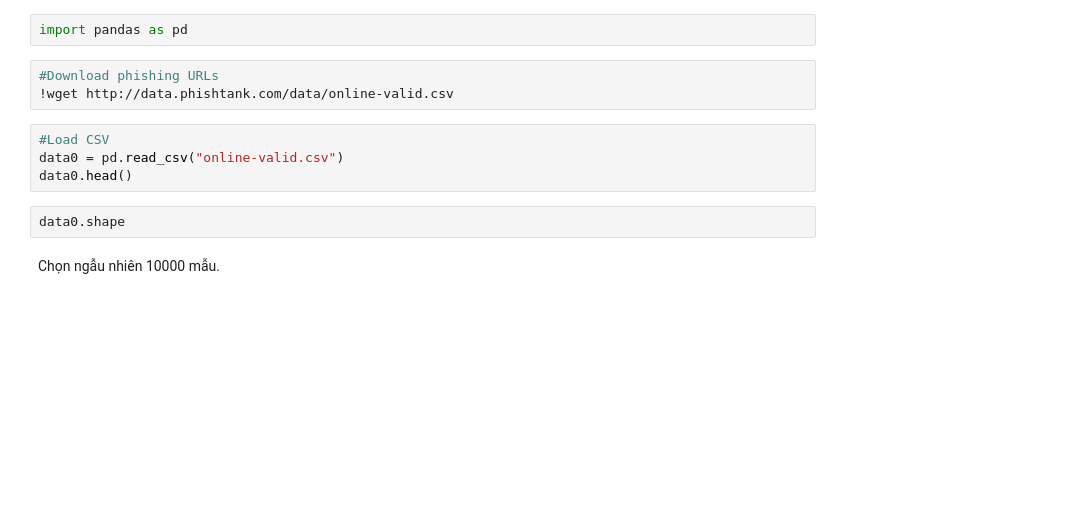
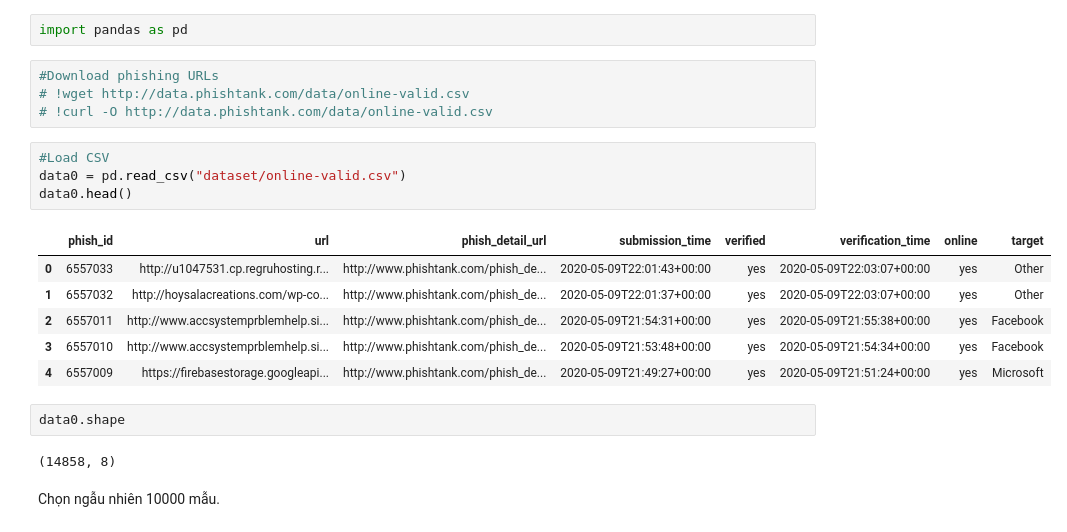
Before and after one commit to WanThinnn/NT522_MLIS-Lab, a Jupyter notebook: Labs/Lab_4/Lab_4.ipynb, the cells around one changed output. Cells and saved outputs as stored; diff of their text form; blank space fills up the shorter version.

```diff
--- a/Labs/Lab_4/Lab_4.ipynb
+++ b/Labs/Lab_4/Lab_4.ipynb
@@ -547,13 +554,23 @@ Việc thu thập các url lừa đảo khá dễ dàng do nguồn mở có tên
 import pandas as pd
 # %%
 #Download phishing URLs
-!wget http://data.phishtank.com/data/online-valid.csv
+# !wget http://data.phishtank.com/data/online-valid.csv
+# !curl -O http://data.phishtank.com/data/online-valid.csv
 # %%
 #Load CSV
-data0 = pd.read_csv("online-valid.csv")
+data0 = pd.read_csv("dataset/online-valid.csv")
 data0.head()
+# %% [output]
+|  | phish_id | url | phish_detail_url | submission_time | verified | verification_time | online | target |
+| 0 | 6557033 | http://u1047531.cp.regruhosting.r... | http://www.phishtank.com/phish_de... | 2020-05-09T22:01:43+00:00 | yes | 2020-05-09T22:03:07+00:00 | yes | Other |
+| 1 | 6557032 | http://hoysalacreations.com/wp-co... | http://www.phishtank.com/phish_de... | 2020-05-09T22:01:37+00:00 | yes | 2020-05-09T22:03:07+00:00 | yes | Other |
+| 2 | 6557011 | http://www.accsystemprblemhelp.si... | http://www.phishtank.com/phish_de... | 2020-05-09T21:54:31+00:00 | yes | 2020-05-09T21:55:38+00:00 | yes | Facebook |
+| 3 | 6557010 | http://www.accsystemprblemhelp.si... | http://www.phishtank.com/phish_de... | 2020-05-09T21:53:48+00:00 | yes | 2020-05-09T21:54:34+00:00 | yes | Facebook |
+| 4 | 6557009 | https://firebasestorage.googleapi... | http://www.phishtank.com/phish_de... | 2020-05-09T21:49:27+00:00 | yes | 2020-05-09T21:51:24+00:00 | yes | Microsoft |
 # %%
 data0.shape
+# %% [output]
+(14858, 8)
 # %% [markdown]
 
 
```
Also changed, not shown: parts of 16 cells of this notebook, 2 other files.
